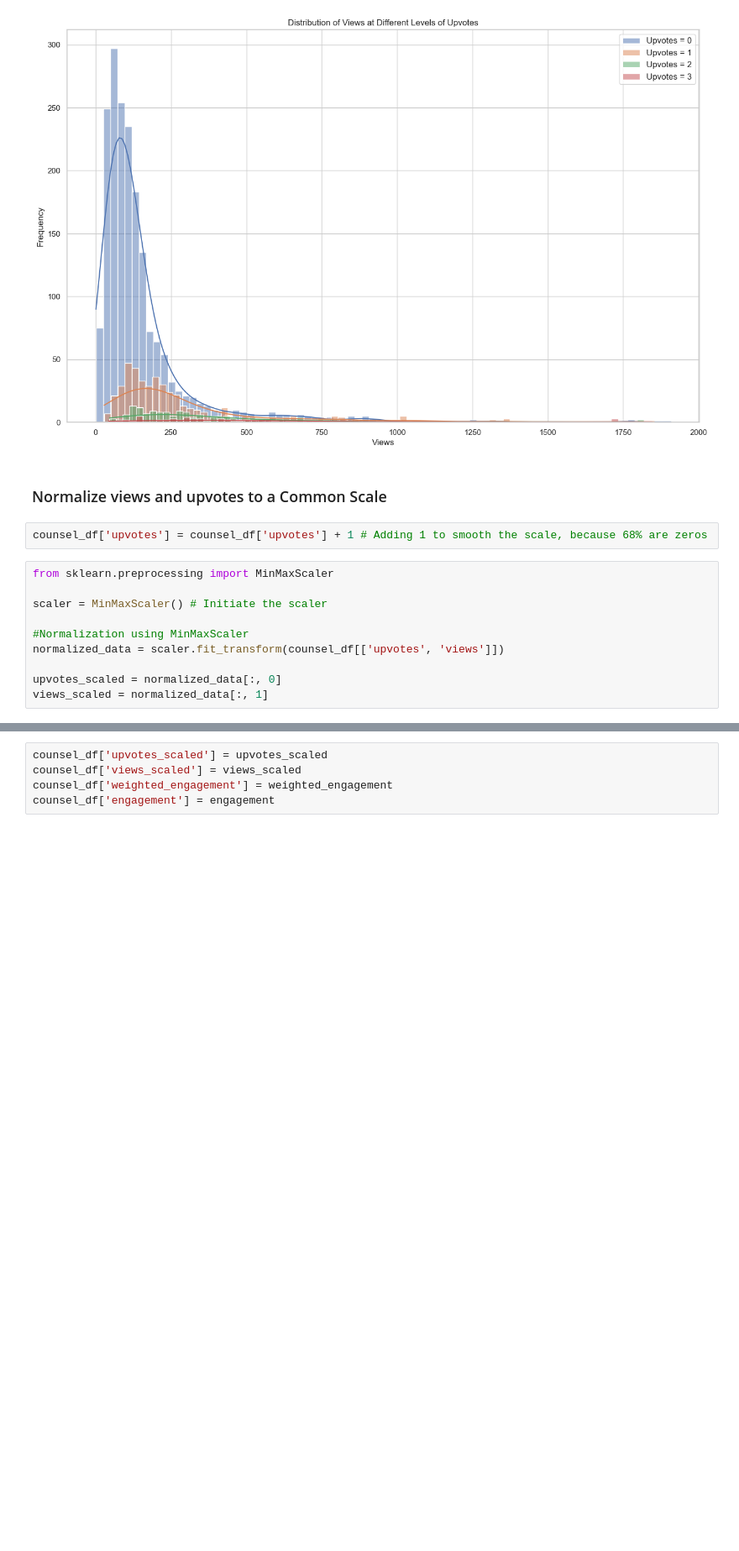
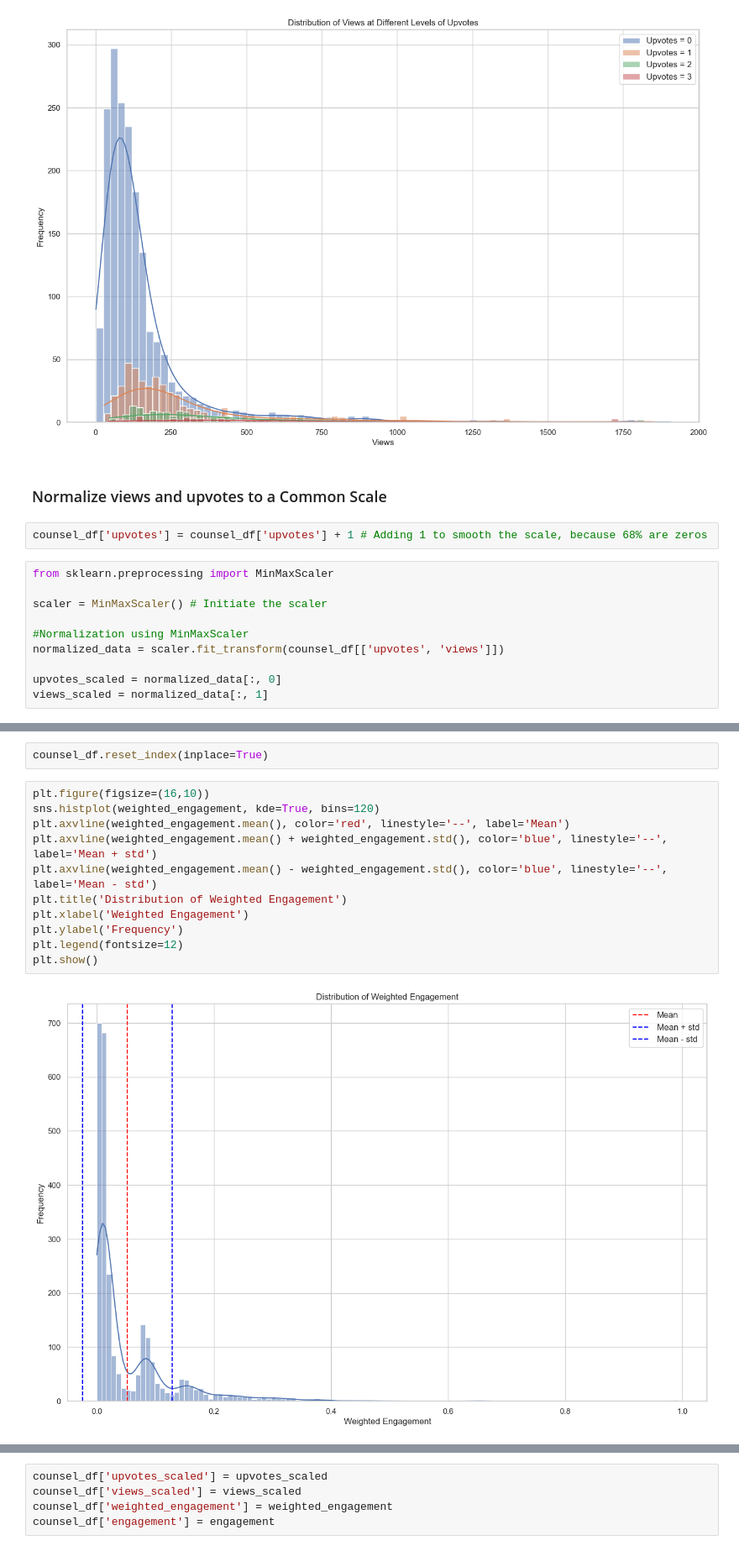
Before and after one commit to M-Ghaith/counsel_chat_analysis, a Jupyter notebook: EDA.ipynb, the cells around one changed output, grey strips where cells are left out. Shown at 84% size. Saved outputs shown, nothing was run; the diff lists cells and outputs as text; blank space fills up the shorter version.

```diff
--- a/EDA.ipynb
+++ b/EDA.ipynb
@@ -703 +719,16 @@ weighted_engagement = (weight_upvotes * upvotes_scaled) + (weight_views * views_
+# %%
+counsel_df.reset_index(inplace=True)
+# %%
+plt.figure(figsize=(16,10))
+sns.histplot(weighted_engagement, kde=True, bins=120)
+plt.axvline(weighted_engagement.mean(), color='red', linestyle='--', label='Mean')
+plt.axvline(weighted_engagement.mean() + weighted_engagement.std(), color='blue', linestyle='--', label='Mean + std')
+plt.axvline(weighted_engagement.mean() - weighted_engagement.std(), color='blue', linestyle='--', label='Mean - std')
+plt.title('Distribution of Weighted Engagement')
+plt.xlabel('Weighted Engagement')
+plt.ylabel('Frequency')
+plt.legend(fontsize=12)
+plt.show()
+# %% [output]
+[figure, added]
 # %% [markdown]
```
Also changed, not shown: parts of 16 cells of this notebook.
